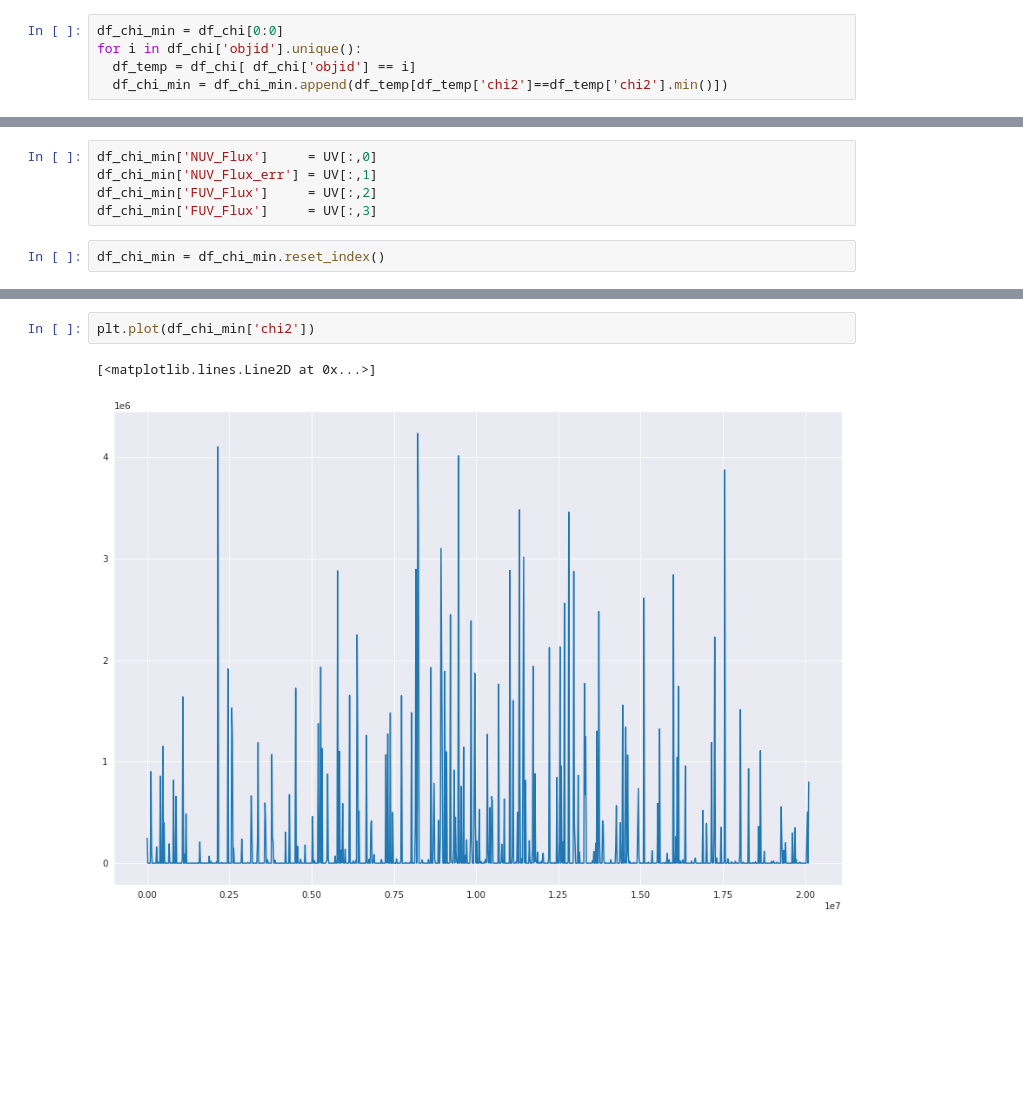
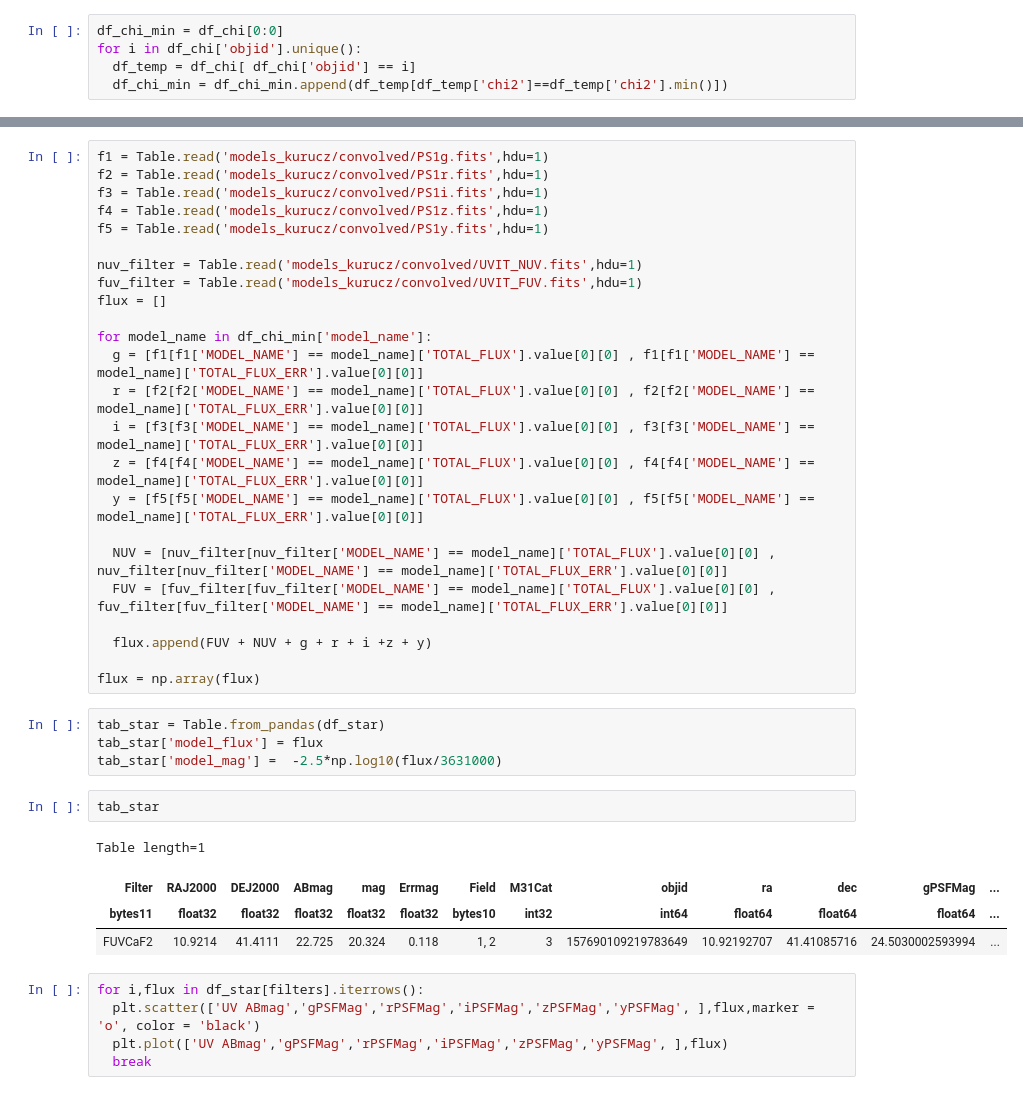
Before and after one commit to Jack3690/INSIST, a Jupyter notebook: UV_Stellar_Catalog.ipynb, the cells around one changed output, grey strips where cells are left out. Drawn from its saved outputs; the diff is of its cells as text; blank space fills up the shorter version.

```diff
--- a/UV_Stellar_Catalog.ipynb
+++ b/UV_Stellar_Catalog.ipynb
@@ -543,7 +519,0 @@ df_star[['ABmag','FUV_ABmag']]
-# %%
-df_chi_min['NUV_Flux']     = UV[:,0]
-df_chi_min['NUV_Flux_err'] = UV[:,1]
-df_chi_min['FUV_Flux']     = UV[:,2]
-df_chi_min['FUV_Flux']     = UV[:,3]
-# %%
-df_chi_min = df_chi_min.reset_index()
@@ -564,5 +520,40 @@ df_chi_min = df_chi_min.reset_index()
-# %%
-plt.plot(df_chi_min['chi2'])
-# %% [output]
-[<matplotlib.lines.Line2D at 0x...>]
-[figure, removed]
+# %%
+f1 = Table.read('models_kurucz/convolved/PS1g.fits',hdu=1)
+f2 = Table.read('models_kurucz/convolved/PS1r.fits',hdu=1)
+f3 = Table.read('models_kurucz/convolved/PS1i.fits',hdu=1)
+f4 = Table.read('models_kurucz/convolved/PS1z.fits',hdu=1)
+f5 = Table.read('models_kurucz/convolved/PS1y.fits',hdu=1)
+
+nuv_filter = Table.read('models_kurucz/convolved/UVIT_NUV.fits',hdu=1)
+fuv_filter = Table.read('models_kurucz/convolved/UVIT_FUV.fits',hdu=1)
+flux = []
+
+for model_name in df_chi_min['model_name']:
+  g = [f1[f1['MODEL_NAME'] == model_name]['TOTAL_FLUX'].value[0][0] , f1[f1['MODEL_NAME'] == model_name]['TOTAL_FLUX_ERR'].value[0][0]]
+  r = [f2[f2['MODEL_NAME'] == model_name]['TOTAL_FLUX'].value[0][0] , f2[f2['MODEL_NAME'] == model_name]['TOTAL_FLUX_ERR'].value[0][0]]
+  i = [f3[f3['MODEL_NAME'] == model_name]['TOTAL_FLUX'].value[0][0] , f3[f3['MODEL_NAME'] == model_name]['TOTAL_FLUX_ERR'].value[0][0]]
+  z = [f4[f4['MODEL_NAME'] == model_name]['TOTAL_FLUX'].value[0][0] , f4[f4['MODEL_NAME'] == model_name]['TOTAL_FLUX_ERR'].value[0][0]]
+  y = [f5[f5['MODEL_NAME'] == model_name]['TOTAL_FLUX'].value[0][0] , f5[f5['MODEL_NAME'] == model_name]['TOTAL_FLUX_ERR'].value[0][0]]
+
+  NUV = [nuv_filter[nuv_filter['MODEL_NAME'] == model_name]['TOTAL_FLUX'].value[0][0] , nuv_filter[nuv_filter['MODEL_NAME'] == model_name]['TOTAL_FLUX_ERR'].value[0][0]]
+  FUV = [fuv_filter[fuv_filter['MODEL_NAME'] == model_name]['TOTAL_FLUX'].value[0][0] , fuv_filter[fuv_filter['MODEL_NAME'] == model_name]['TOTAL_FLUX_ERR'].value[0][0]]
+
+  flux.append(FUV + NUV + g + r + i +z + y)
+
+flux = np.array(flux)
+# %%
+tab_star = Table.from_pandas(df_star)
+tab_star['model_flux'] = flux
+tab_star['model_mag'] =  -2.5*np.log10(flux/3631000)
+# %%
+tab_star
+# %% [output]
+Table length=1
+| Filter | RAJ2000 | DEJ2000 | ABmag | mag | Errmag | Field | M31Cat | objid | ra | dec | gPSFMag | ... |
+| bytes11 | float32 | float32 | float32 | float32 | float32 | bytes10 | int32 | int64 | float64 | float64 | float64 | ... |
+| FUVCaF2 | 10.9214 | 41.4111 | 22.725 | 20.324 | 0.118 | 1, 2 | 3 | 157690109219783649 | 10.92192707 | 41.41085716 | 24.5030002593994 | ... |
+# %%
+for i,flux in df_star[filters].iterrows():
+  plt.scatter(['UV ABmag','gPSFMag','rPSFMag','iPSFMag','zPSFMag','yPSFMag', ],flux,marker = 'o', color = 'black')
+  plt.plot(['UV ABmag','gPSFMag','rPSFMag','iPSFMag','zPSFMag','yPSFMag', ],flux)
+  break
```
Also changed, not shown: parts of 10 cells of this notebook.
